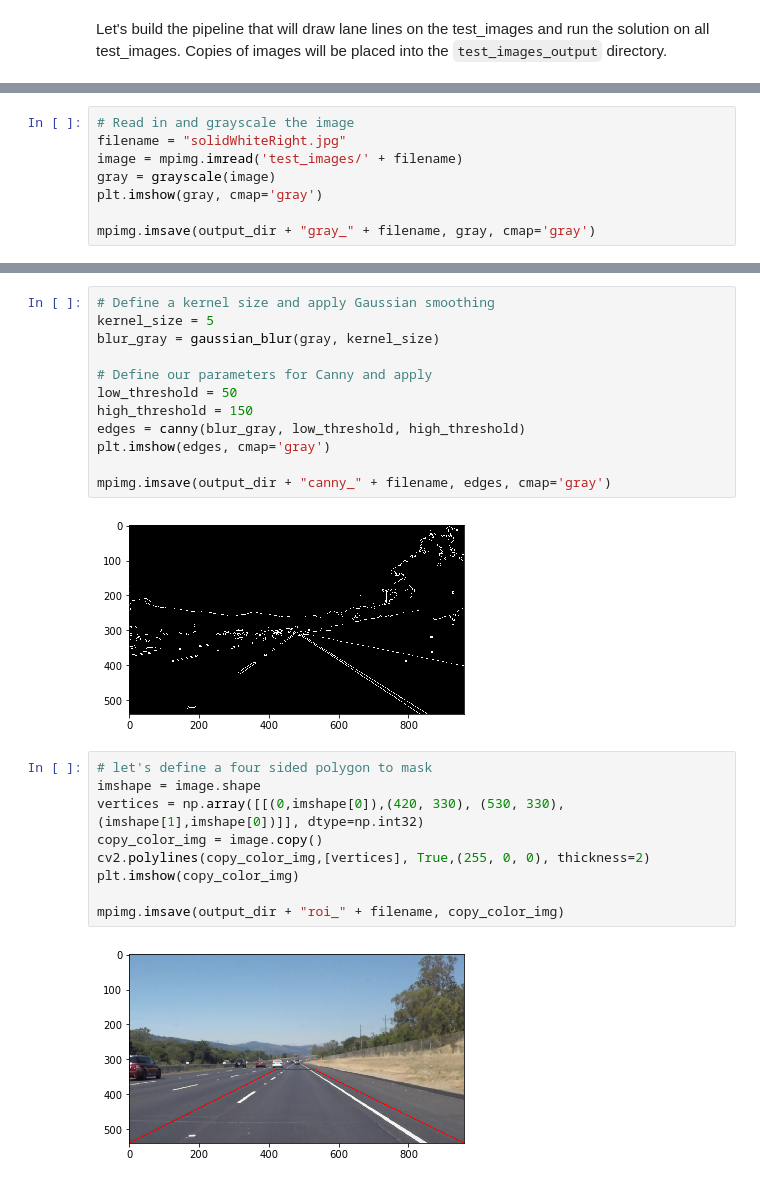
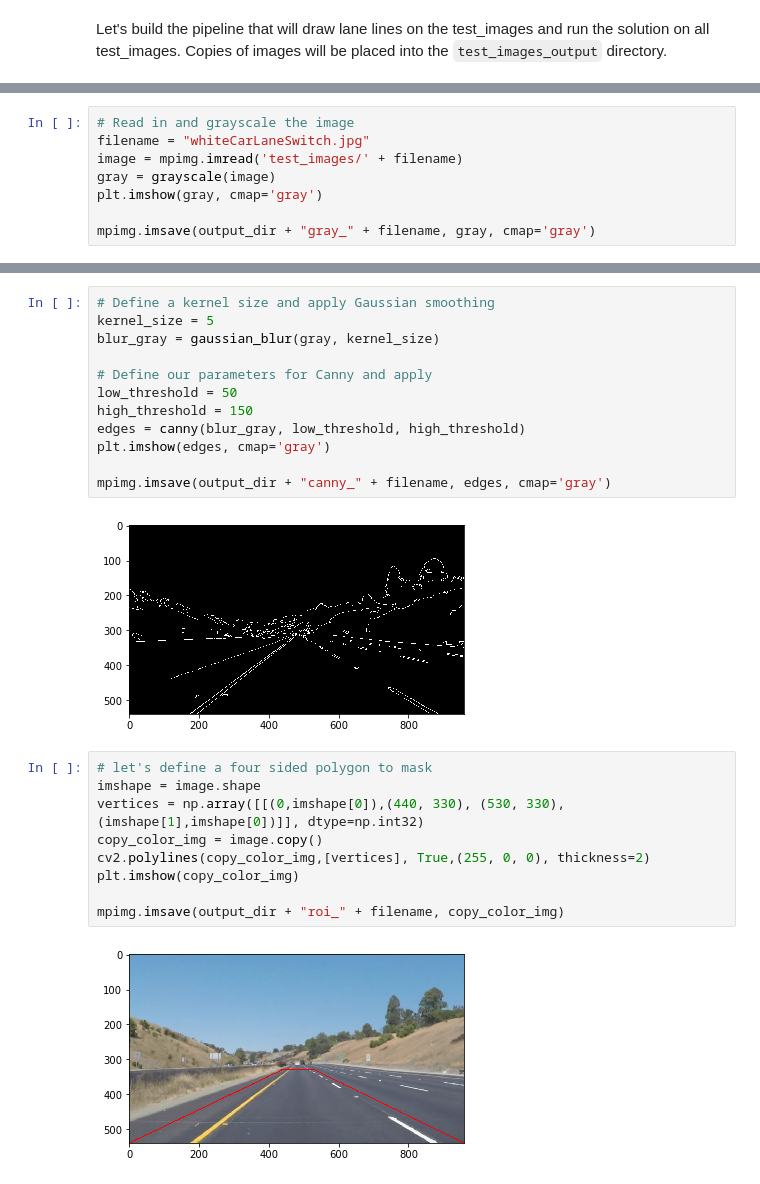
Before and after one commit to sbatururimi/Finding-Lanes-Lines, a Jupyter notebook: Finding Lane Lines on the Road.ipynb, the cells around one changed output, grey strips where cells are left out. Saved outputs shown, nothing was run; the diff lists cells and outputs as text.

```diff
--- a/Finding Lane Lines on the Road.ipynb
+++ b/Finding Lane Lines on the Road.ipynb
@@ -145,6 +147,6 @@ if not isdir(output_dir):
 # %%
 # Read in and grayscale the image
-filename = "solidWhiteRight.jpg"
+filename = "whiteCarLaneSwitch.jpg"
 image = mpimg.imread('test_images/' + filename)
 gray = grayscale(image)
 plt.imshow(gray, cmap='gray')
@@ -165,18 +167,18 @@ plt.imshow(edges, cmap='gray')
 
 mpimg.imsave(output_dir + "canny_" + filename, edges, cmap='gray')
 # %% [output]
-[figure, old version]
+[figure, new version]
 # %%
 # let's define a four sided polygon to mask
 imshape = image.shape
-vertices = np.array([[(0,imshape[0]),(420, 330), (530, 330), (imshape[1],imshape[0])]], dtype=np.int32)
+vertices = np.array([[(0,imshape[0]),(440, 330), (530, 330), (imshape[1],imshape[0])]], dtype=np.int32)
 copy_color_img = image.copy()
 cv2.polylines(copy_color_img,[vertices], True,(255, 0, 0), thickness=2)
 plt.imshow(copy_color_img)
 
 mpimg.imsave(output_dir + "roi_" + filename, copy_color_img)
 # %% [output]
-[figure, old version]
+[figure, new version]
 # %%
 # let's create a masked edges image
 masked_edges = region_of_interest(edges, vertices)
```
Also changed, not shown: parts of 21 cells of this notebook, 17 other files.
